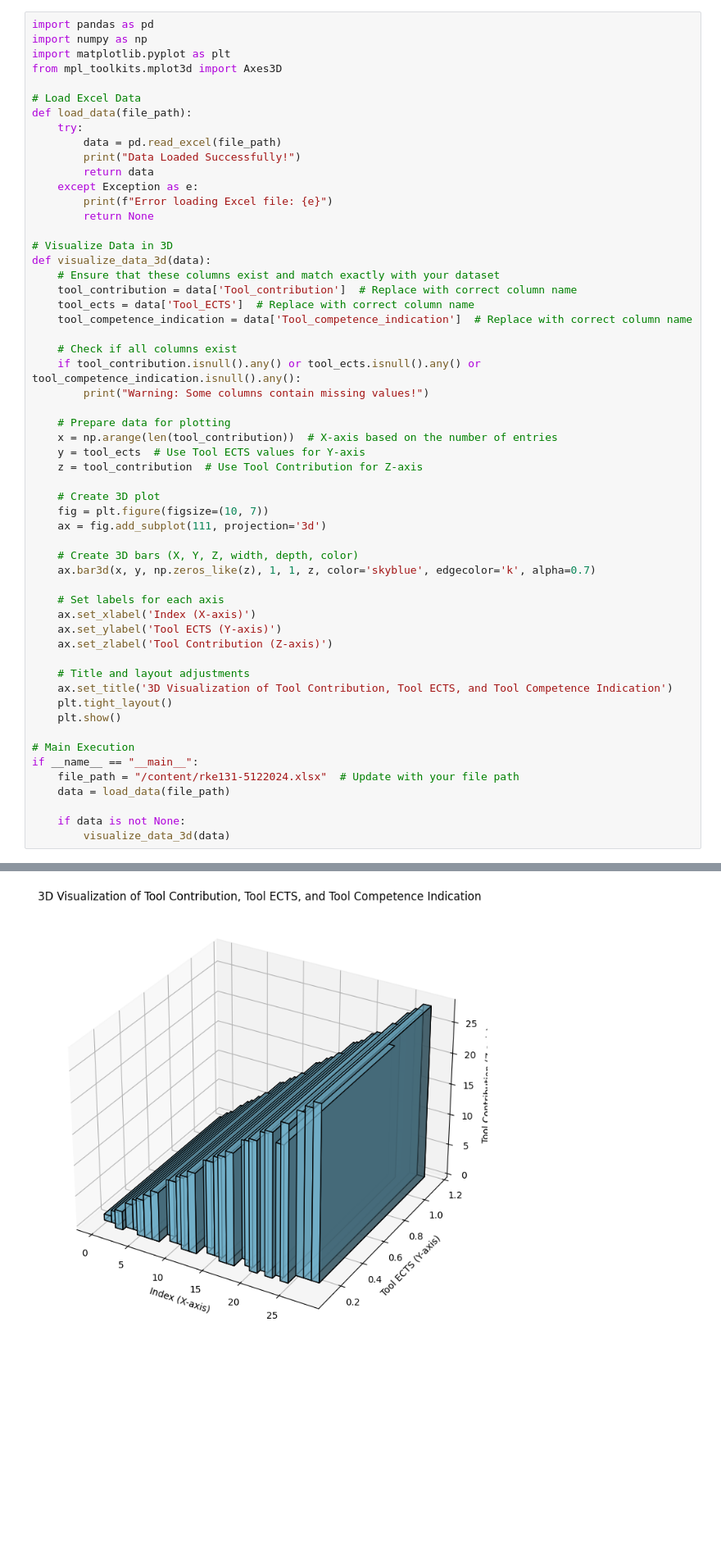
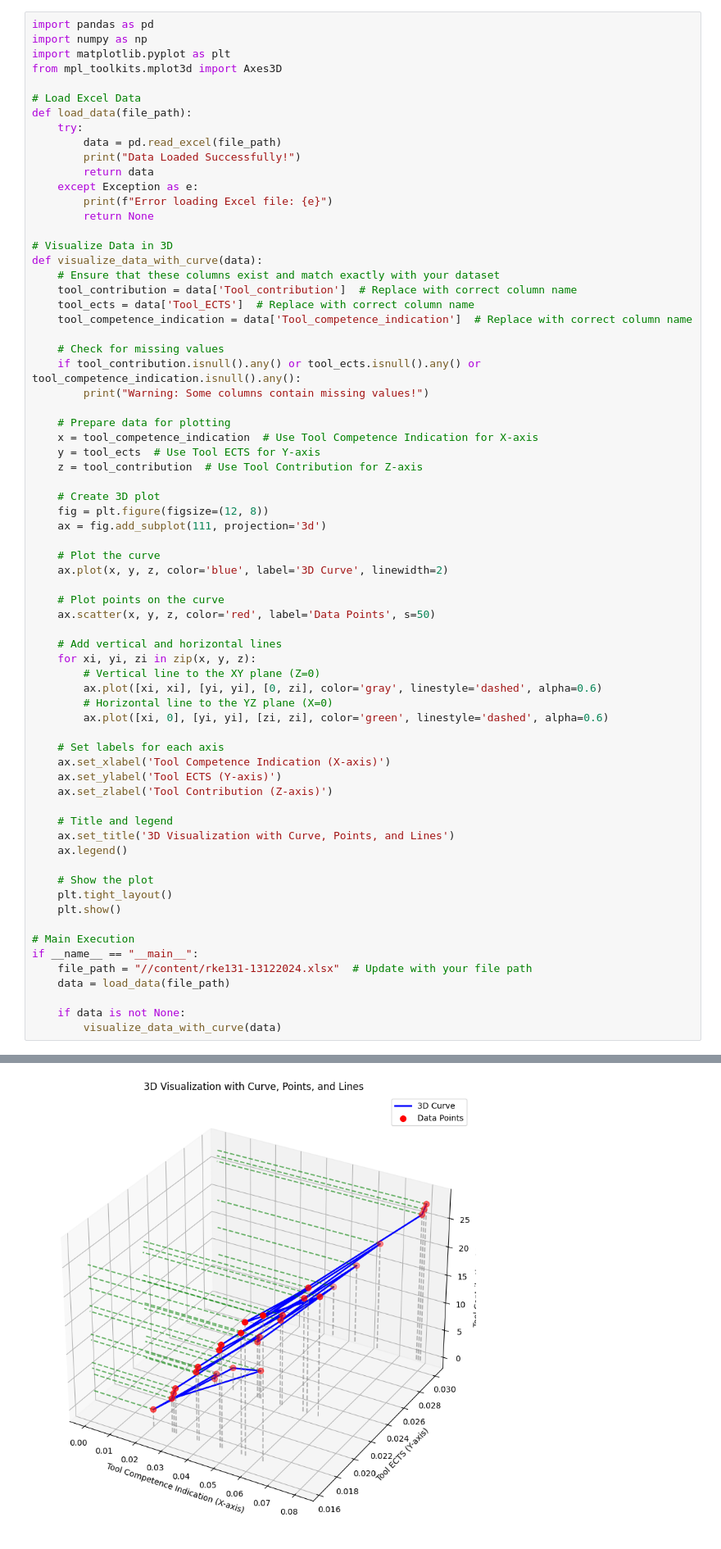
Before and after one commit to eeolga/article, a Jupyter notebook: Tool_competence_visualization.ipynb, the cells around one changed output, grey strips where cells are left out. Shown at 82% size. Saved outputs shown, nothing was run; the diff lists cells and outputs as text; blank space fills up the shorter version.

```diff
--- a/Tool_competence_visualization.ipynb
+++ b/Tool_competence_visualization.ipynb
@@ -180,45 +184,58 @@ def load_data(file_path):
         return None
 
 # Visualize Data in 3D
-def visualize_data_3d(data):
+def visualize_data_with_curve(data):
     # Ensure that these columns exist and match exactly with your dataset
     tool_contribution = data['Tool_contribution']  # Replace with correct column name
     tool_ects = data['Tool_ECTS']  # Replace with correct column name
     tool_competence_indication = data['Tool_competence_indication']  # Replace with correct column name
 
-    # Check if all columns exist
+    # Check for missing values
     if tool_contribution.isnull().any() or tool_ects.isnull().any() or tool_competence_indication.isnull().any():
         print("Warning: Some columns contain missing values!")
 
     # Prepare data for plotting
-    x = np.arange(len(tool_contribution))  # X-axis based on the number of entries
-    y = tool_ects  # Use Tool ECTS values for Y-axis
+    x = tool_competence_indication  # Use Tool Competence Indication for X-axis
+    y = tool_ects  # Use Tool ECTS for Y-axis
     z = tool_contribution  # Use Tool Contribution for Z-axis
 
     # Create 3D plot
-    fig = plt.figure(figsize=(10, 7))
+    fig = plt.figure(figsize=(12, 8))
     ax = fig.add_subplot(111, projection='3d')
 
-    # Create 3D bars (X, Y, Z, width, depth, color)
-    ax.bar3d(x, y, np.zeros_like(z), 1, 1, z, color='skyblue', edgecolor='k', alpha=0.7)
+    # Plot the curve
+    ax.plot(x, y, z, color='blue', label='3D Curve', linewidth=2)
+
+    # Plot points on the curve
+    ax.scatter(x, y, z, color='red', label='Data Points', s=50)
+
+    # Add vertical and horizontal lines
+    for xi, yi, zi in zip(x, y, z):
+        # Vertical line to the XY plane (Z=0)
+        ax.plot([xi, xi], [yi, yi], [0, zi], color='gray', linestyle='dashed', alpha=0.6)
+        # Horizontal line to the YZ plane (X=0)
+        ax.plot([xi, 0], [yi, yi], [zi, zi], color='green', linestyle='dashed', alpha=0.6)
 
     # Set labels for each axis
-    ax.set_xlabel('Index (X-axis)')
+    ax.set_xlabel('Tool Competence Indication (X-axis)')
     ax.set_ylabel('Tool ECTS (Y-axis)')
     ax.set_zlabel('Tool Contribution (Z-axis)')
 
-    # Title and layout adjustments
-    ax.set_title('3D Visualization of Tool Contribution, Tool ECTS, and Tool Competence Indication')
+    # Title and legend
+    ax.set_title('3D Visualization with Curve, Points, and Lines')
+    ax.legend()
+
+    # Show the plot
     plt.tight_layout()
     plt.show()
 
 # Main Execution
 if __name__ == "__main__":
-    file_path = "/content/rke131-5122024.xlsx"  # Update with your file path
+    file_path = "//content/rke131-13122024.xlsx"  # Update with your file path
     data = load_data(file_path)
 
     if data is not None:
-        visualize_data_3d(data)
+        visualize_data_with_curve(data)
 # %% [output]
 Data Loaded Successfully!
-[figure, old version]
+[figure, new version]
```
Also changed, not shown: parts of 7 cells of this notebook.
